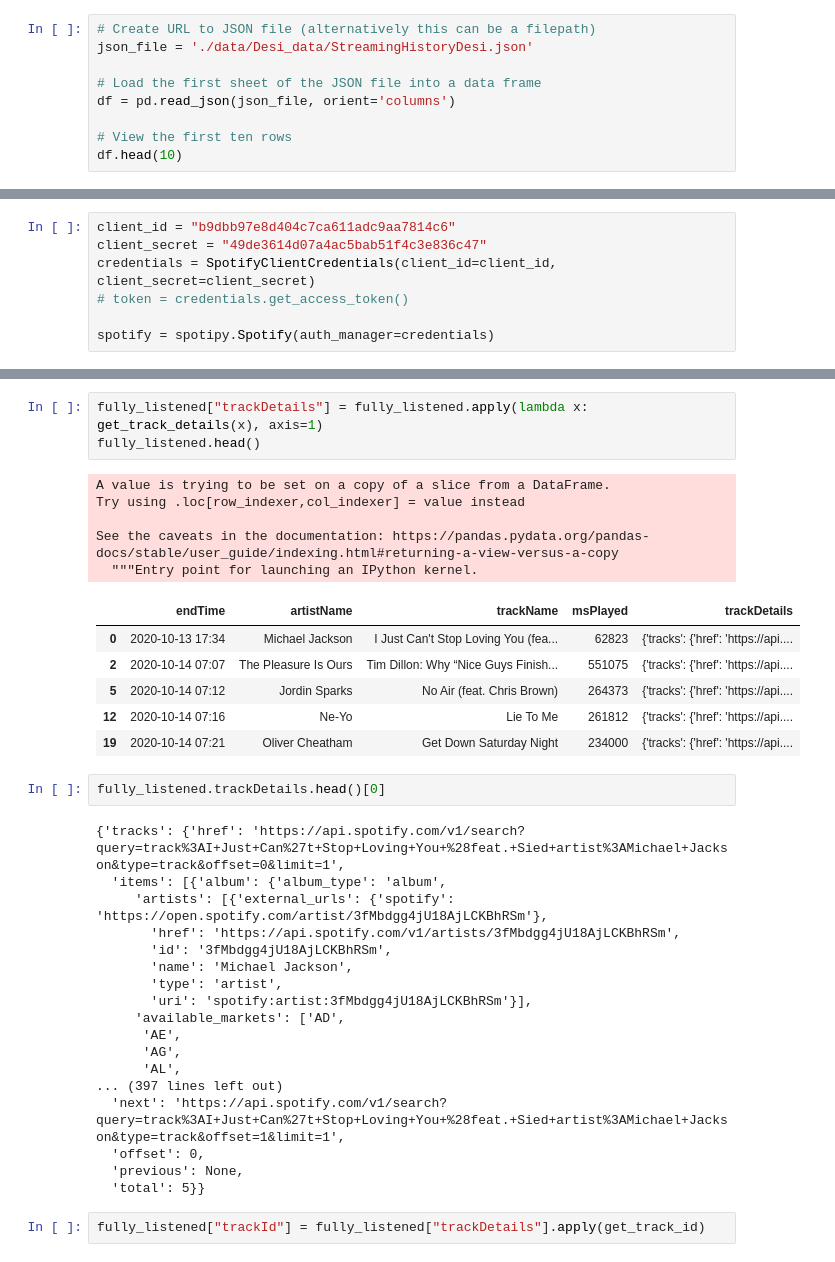
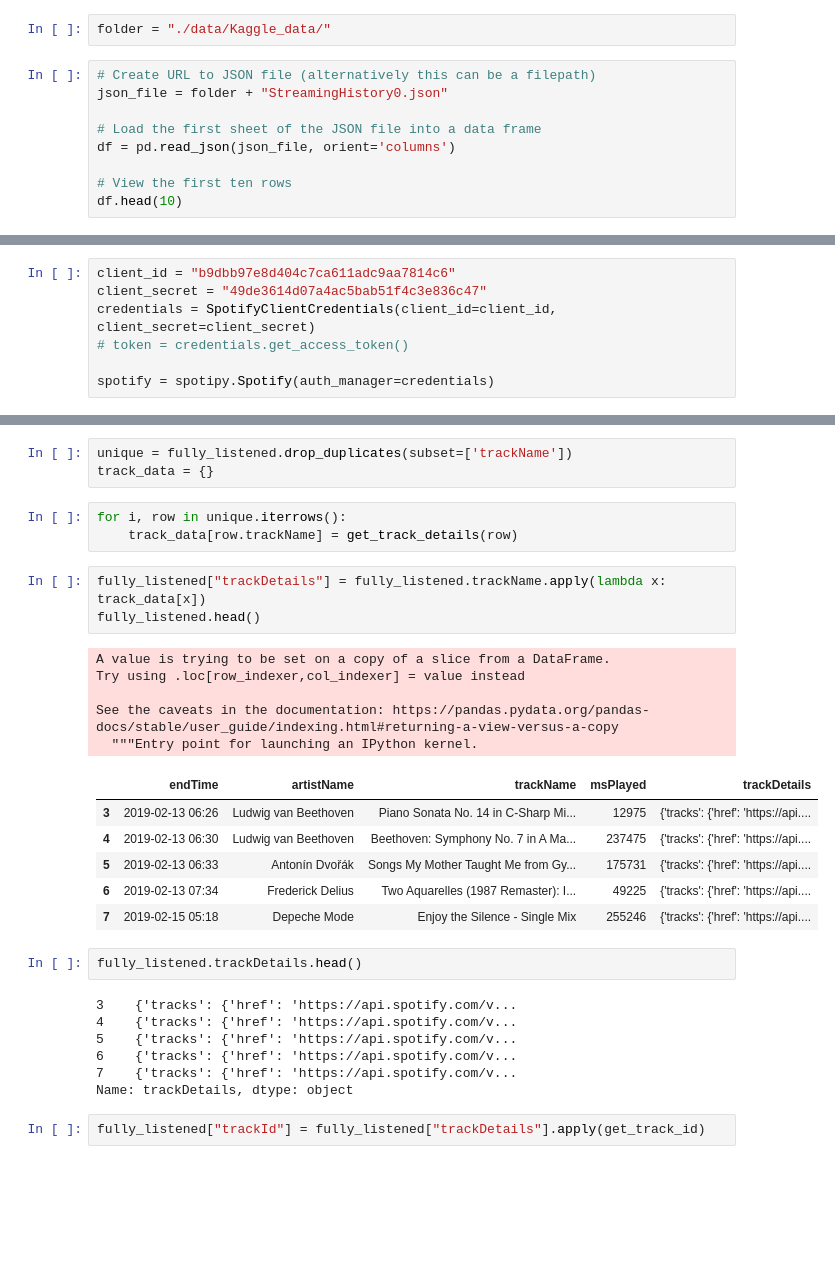
Before and after one commit to jonaengs/Explorify, a Jupyter notebook: Spotify Data Exploration.ipynb, the cells around one changed output, grey strips where cells are left out. Cells and saved outputs as stored; diff of their text form; blank space fills up the shorter version.

```diff
--- a/Spotify Data Exploration.ipynb
+++ b/Spotify Data Exploration.ipynb
@@ -15,6 +30,8 @@ for dirname, _, filenames in os.walk('./data'):
+# %%
+folder = "./data/Kaggle_data/"
 # %%
 # Create URL to JSON file (alternatively this can be a filepath)
-json_file = './data/Desi_data/StreamingHistoryDesi.json'
+json_file = folder + "StreamingHistory0.json"
 
 # Load the first sheet of the JSON file into a data frame
 df = pd.read_json(json_file, orient='columns')
@@ -142,41 +164,36 @@ def get_track_popularity(track_details):
         return track_details['tracks']['items'][0]['popularity']
     except:
         return None
+# %%
+unique = fully_listened.drop_duplicates(subset=['trackName'])
+track_data = {}
+# %%
+for i, row in unique.iterrows():
+    track_data[row.trackName] = get_track_details(row)
 # %%
-fully_listened["trackDetails"] = fully_listened.apply(lambda x: get_track_details(x), axis=1)
+fully_listened["trackDetails"] = fully_listened.trackName.apply(lambda x: track_data[x])
 fully_listened.head()
 # %% [output]
 A value is trying to be set on a copy of a slice from a DataFrame.
 Try using .loc[row_indexer,col_indexer] = value instead
 
 See the caveats in the documentation: https://pandas.pydata.org/pandas-docs/stable/user_guide/indexing.html#returning-a-view-versus-a-copy
   """Entry point for launching an IPython kernel.
 |  | endTime | artistName | trackName | msPlayed | trackDetails |
-| 0 | 2020-10-13 17:34 | Michael Jackson | I Just Can't Stop Loving You (fea... | 62823 | {'tracks': {'href': 'https://api.... |
-| 2 | 2020-10-14 07:07 | The Pleasure Is Ours | Tim Dillon: Why “Nice Guys Finish... | 551075 | {'tracks': {'href': 'https://api.... |
-| 5 | 2020-10-14 07:12 | Jordin Sparks | No Air (feat. Chris Brown) | 264373 | {'tracks': {'href': 'https://api.... |
-| 12 | 2020-10-14 07:16 | Ne-Yo | Lie To Me | 261812 | {'tracks': {'href': 'https://api.... |
-| 19 | 2020-10-14 07:21 | Oliver Cheatham | Get Down Saturday Night | 234000 | {'tracks': {'href': 'https://api.... |
+| 3 | 2019-02-13 06:26 | Ludwig van Beethoven | Piano Sonata No. 14 in C-Sharp Mi... | 12975 | {'tracks': {'href': 'https://api.... |
+| 4 | 2019-02-13 06:30 | Ludwig van Beethoven | Beethoven: Symphony No. 7 in A Ma... | 237475 | {'tracks': {'href': 'https://api.... |
+| 5 | 2019-02-13 06:33 | Antonín Dvořák | Songs My Mother Taught Me from Gy... | 175731 | {'tracks': {'href': 'https://api.... |
+| 6 | 2019-02-13 07:34 | Frederick Delius | Two Aquarelles (1987 Remaster): I... | 49225 | {'tracks': {'href': 'https://api.... |
+| 7 | 2019-02-15 05:18 | Depeche Mode | Enjoy the Silence - Single Mix | 255246 | {'tracks': {'href': 'https://api.... |
 # %%
-fully_listened.trackDetails.head()[0]
+fully_listened.trackDetails.head()
 # %% [output]
-{'tracks': {'href': 'https://api.spotify.com/v1/search?query=track%3AI+Just+Can%27t+Stop+Loving+You+%28feat.+Sied+artist%3AMichael+Jackson&type=track&offset=0&limit=1',
-  'items': [{'album': {'album_type': 'album',
-     'artists': [{'external_urls': {'spotify': 'https://open.spotify.com/artist/3fMbdgg4jU18AjLCKBhRSm'},
-       'href': 'https://api.spotify.com/v1/artists/3fMbdgg4jU18AjLCKBhRSm',
-       'id': '3fMbdgg4jU18AjLCKBhRSm',
-       'name': 'Michael Jackson',
-       'type': 'artist',
-       'uri': 'spotify:artist:3fMbdgg4jU18AjLCKBhRSm'}],
-     'available_markets': ['AD',
-      'AE',
-      'AG',
-      'AL',
-... (397 lines left out)
-  'next': 'https://api.spotify.com/v1/search?query=track%3AI+Just+Can%27t+Stop+Loving+You+%28feat.+Sied+artist%3AMichael+Jackson&type=track&offset=1&limit=1',
-  'offset': 0,
-  'previous': None,
-  'total': 5}}
+3    {'tracks': {'href': 'https://api.spotify.com/v...
+4    {'tracks': {'href': 'https://api.spotify.com/v...
+5    {'tracks': {'href': 'https://api.spotify.com/v...
+6    {'tracks': {'href': 'https://api.spotify.com/v...
+7    {'tracks': {'href': 'https://api.spotify.com/v...
+Name: trackDetails, dtype: object
 # %%
 fully_listened["trackId"] = fully_listened["trackDetails"].apply(get_track_id)
 # %% [output]
```
Also changed, not shown: parts of 32 cells of this notebook, 56 other files.
